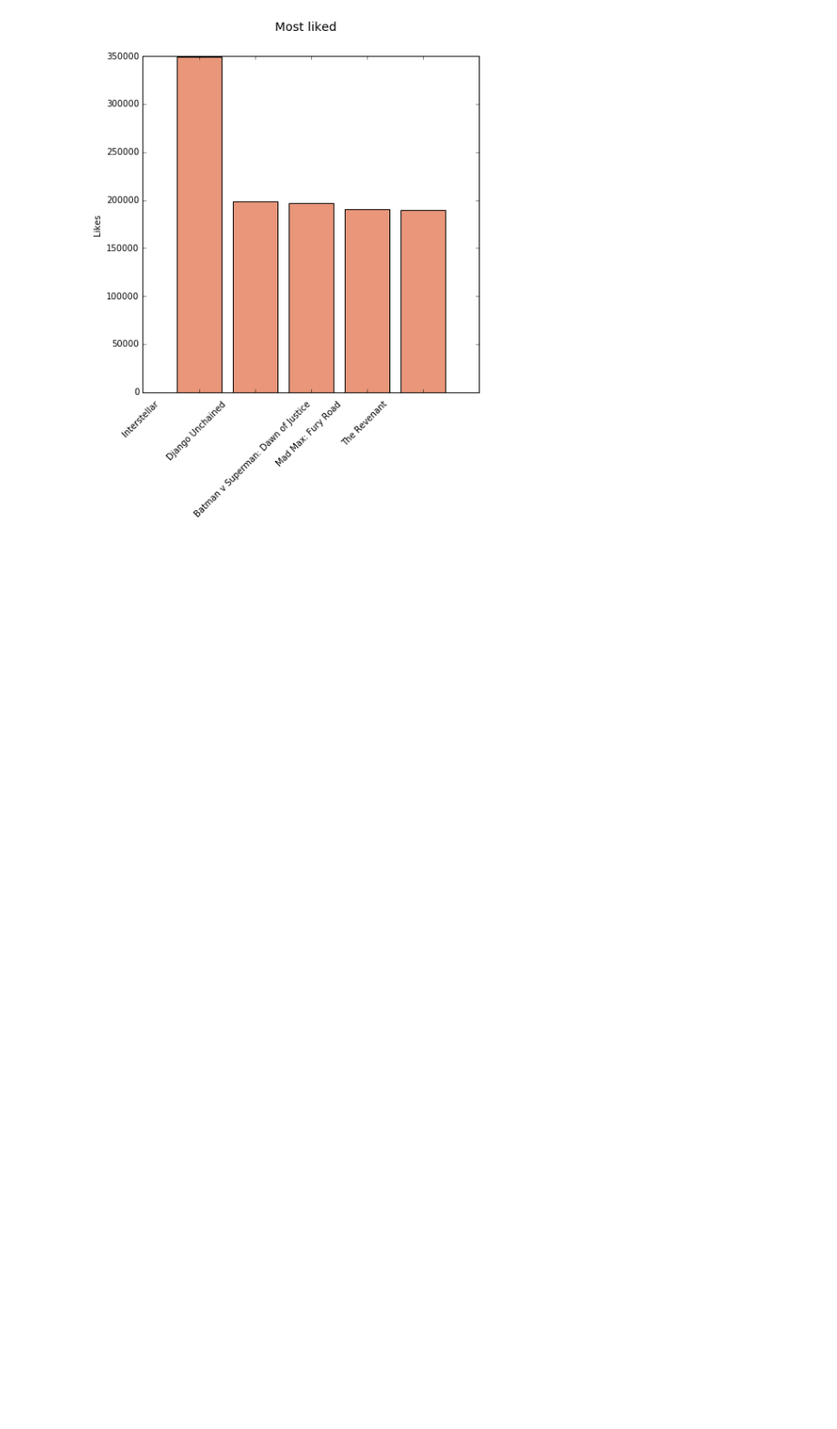
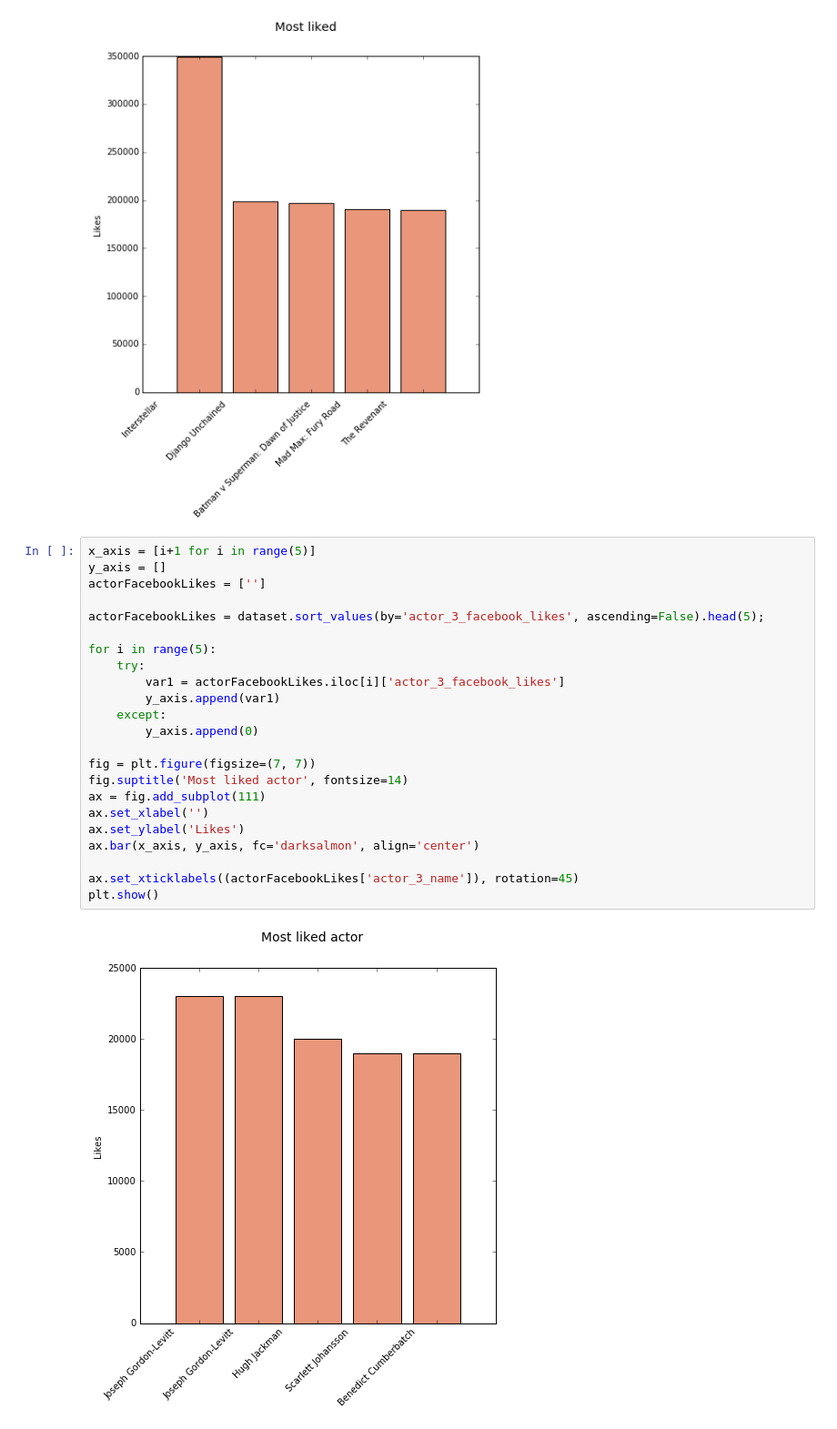
Before and after one commit to AlekVT/notebookIMDB, a Jupyter notebook: MovieSet.ipynb, the cells around one changed output. Shown at 91% size. Drawn from its saved outputs; the diff is of its cells as text; blank space fills up the shorter version.

```diff
--- a/MovieSet.ipynb
+++ b/MovieSet.ipynb
@@ -111,3 +111,28 @@ ax.set_xticklabels((moviesFacebookLikes['movie_title']), rotation=45)
 plt.show()
 # %% [output]
 [figure]
+# %%
+x_axis = [i+1 for i in range(5)]
+y_axis = []
+actorFacebookLikes = ['']
+
+actorFacebookLikes = dataset.sort_values(by='actor_3_facebook_likes', ascending=False).head(5);
+
+for i in range(5):
+    try:
+        var1 = actorFacebookLikes.iloc[i]['actor_3_facebook_likes']
+        y_axis.append(var1)
+    except:
+        y_axis.append(0)
+
+fig = plt.figure(figsize=(7, 7))
+fig.suptitle('Most liked actor', fontsize=14)
+ax = fig.add_subplot(111)
+ax.set_xlabel('')
+ax.set_ylabel('Likes')
+ax.bar(x_axis, y_axis, fc='darksalmon', align='center')
+
+ax.set_xticklabels((actorFacebookLikes['actor_3_name']), rotation=45)
+plt.show()
+# %% [output]
+[figure, added]
```
